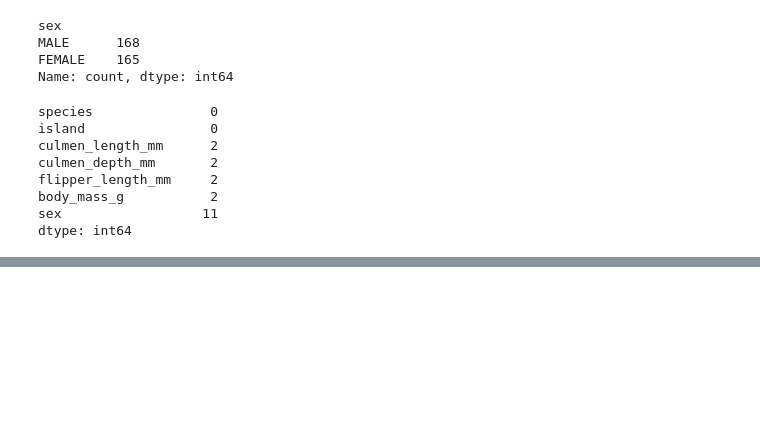
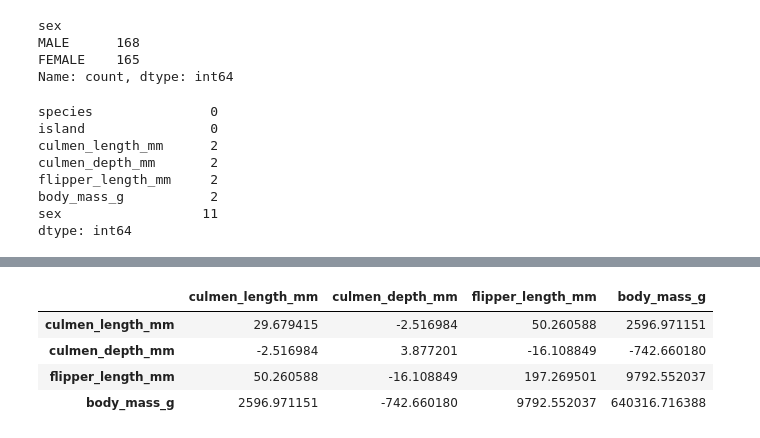
Before and after one commit to apanfilov/ml.school, a Jupyter notebook: program_code/data_analysis.ipynb, the cells around one changed output, grey strips where cells are left out. Cells and saved outputs as stored; diff of their text form; code cells hidden in the pictures; blank space fills up the shorter version.

```diff
--- a/program_code/data_analysis.ipynb
+++ b/program_code/data_analysis.ipynb
@@ -105,0 +142,8 @@ plt.show()
+# %%
+penguins.cov(numeric_only=True)
+# %% [output]
+|  | culmen_length_mm | culmen_depth_mm | flipper_length_mm | body_mass_g |
+| culmen_length_mm | 29.679415 | -2.516984 | 50.260588 | 2596.971151 |
+| culmen_depth_mm | -2.516984 | 3.877201 | -16.108849 | -742.660180 |
+| flipper_length_mm | 50.260588 | -16.108849 | 197.269501 | 9792.552037 |
+| body_mass_g | 2596.971151 | -742.660180 | 9792.552037 | 640316.716388 |
```
Also changed, not shown: parts of 6 cells of this notebook.
